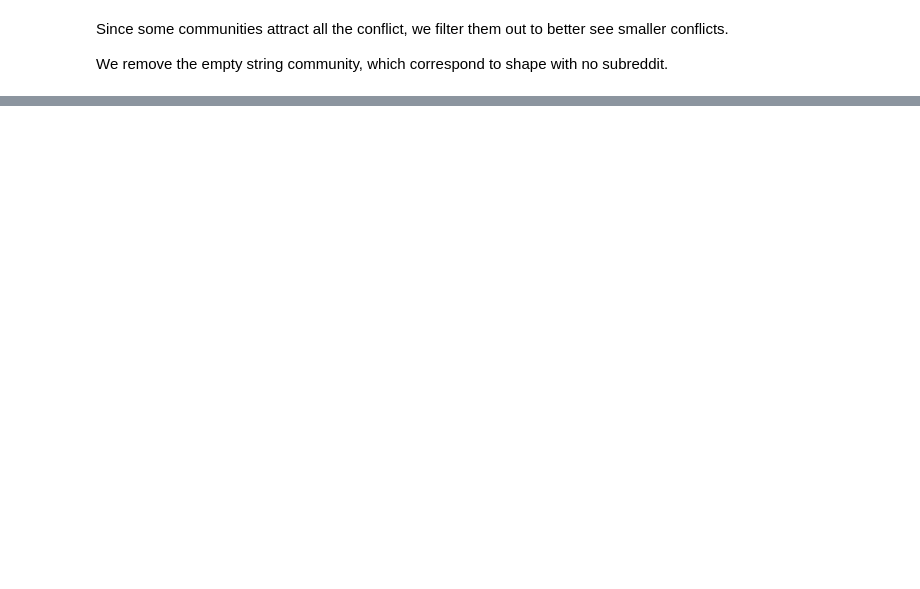
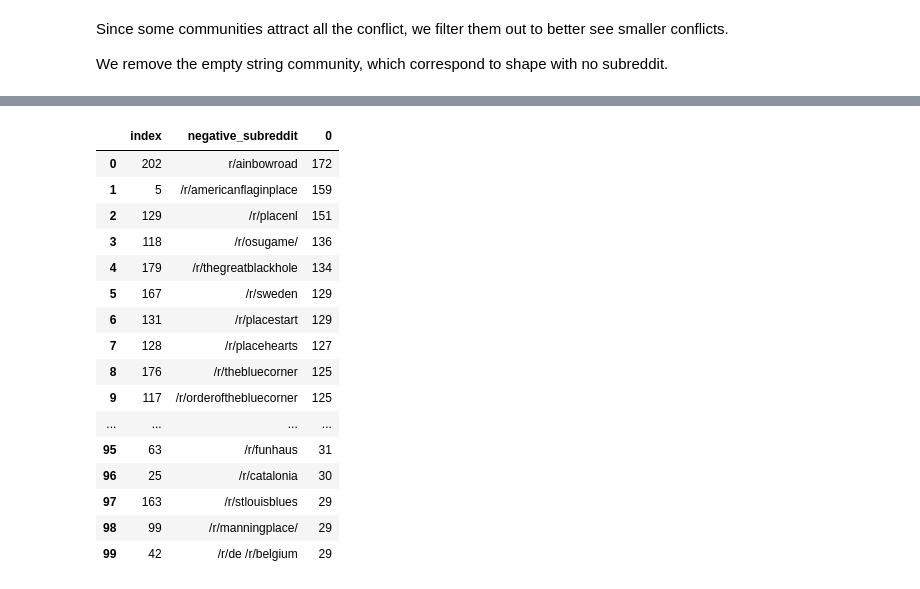
Before and after one commit to cedricviaccoz/warsonrplace, a Jupyter notebook: General conflict.ipynb, the cells around one changed output, grey strips where cells are left out. Cells and saved outputs as stored; diff of their text form; code cells hidden in the pictures; blank space fills up the shorter version.

```diff
--- a/General conflict.ipynb
+++ b/General conflict.ipynb
@@ -499,0 +516,22 @@ with pd.option_context('display.max_rows', 1000):
+# %%
+with pd.option_context('display.max_rows', 1000):
+    display(df_camps[(df_camps.positive_subreddit.str.len() > 0) & (df_camps.negative_subreddit.str.len() > 0)].groupby(['positive_subreddit', 'negative_subreddit'])
+                .size().reset_index().groupby(['negative_subreddit']).size().reset_index().sort_values(by=0, ascending=False).reset_index().head(100))
+# %% [output]
+|  | index | negative_subreddit | 0 |
+| 0 | 202 | r/ainbowroad | 172 |
+| 1 | 5 | /r/americanflaginplace | 159 |
+| 2 | 129 | /r/placenl | 151 |
+| 3 | 118 | /r/osugame/ | 136 |
+| 4 | 179 | /r/thegreatblackhole | 134 |
+| 5 | 167 | /r/sweden | 129 |
+| 6 | 131 | /r/placestart | 129 |
+| 7 | 128 | /r/placehearts | 127 |
+| 8 | 176 | /r/thebluecorner | 125 |
+| 9 | 117 | /r/orderofthebluecorner | 125 |
+| ... | ... | ... | ... |
+| 95 | 63 | /r/funhaus | 31 |
+| 96 | 25 | /r/catalonia | 30 |
+| 97 | 163 | /r/stlouisblues | 29 |
+| 98 | 99 | /r/manningplace/ | 29 |
+| 99 | 42 | /r/de /r/belgium | 29 |
```
Also changed, not shown: parts of 6 cells of this notebook, 1 other file.
